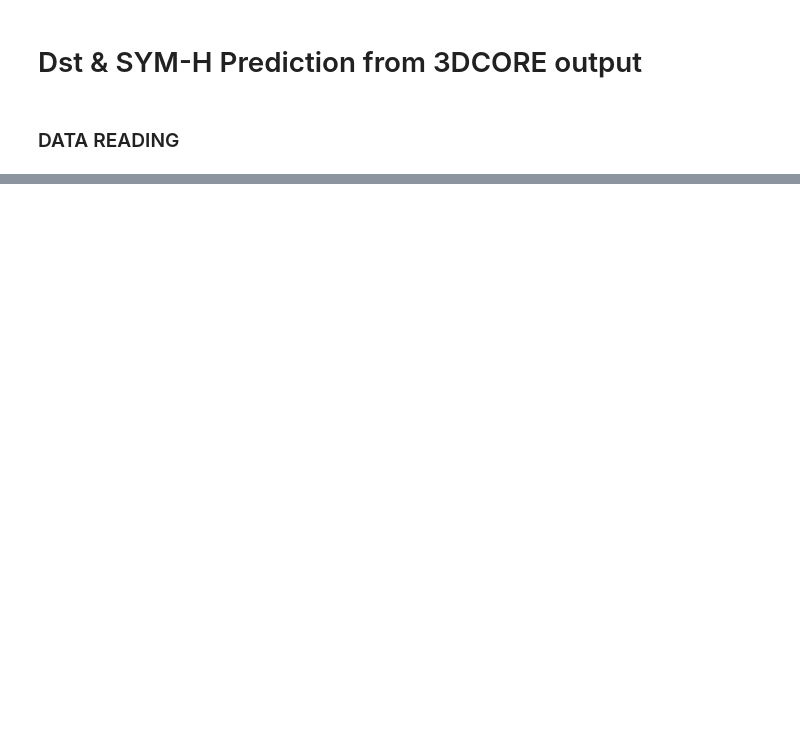
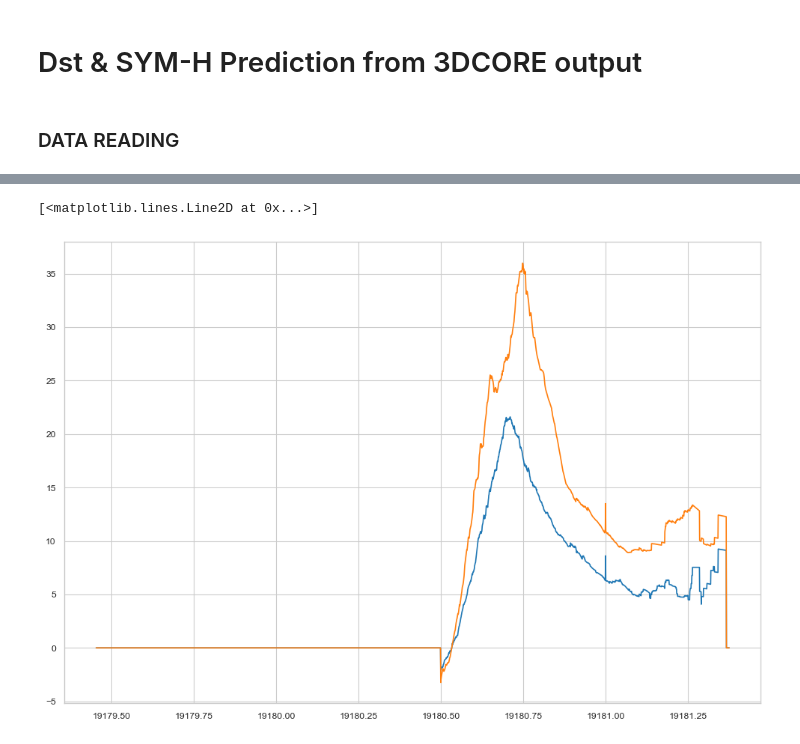
Before and after one commit to EvaWeiler/real-time, a Jupyter notebook: sub_l1_monitoring_real_time_3DCORE.ipynb, the cells around one changed output, grey strips where cells are left out. Saved outputs shown, nothing was run; the diff lists cells and outputs as text; code cells hidden in the pictures; blank space fills up the shorter version.

```diff
--- a/sub_l1_monitoring_real_time_3DCORE.ipynb
+++ b/sub_l1_monitoring_real_time_3DCORE.ipynb
@@ -387,3 +451,51 @@ plt.plot(sc_0['time'], sc_1['btot'])
+# %%
+sc_diff_10 = sc_1['btot']-sc_0['btot']
+sc_diff_10_dst = sc_1_dst['btot']-sc_0_dst['btot']
+
+sc_diff_10_2sig = sc_1_2sig['btot']-sc_0_2sig['btot']
+sc_diff_10_dst_2sig = sc_1_2sig_dst['btot']-sc_0_2sig_dst['btot']
+
+sc_err_0_time = sc_0['time'][np.abs(sc_diff_10) > 0.]
+sc_err_0_btot = sc_0['btot'][np.abs(sc_diff_10) > 0.]
+sc_err_0_bx = sc_0['bx'][np.abs(sc_diff_10) > 0.]
+sc_err_0_by = sc_0['by'][np.abs(sc_diff_10) > 0.]
+sc_err_0_bz = sc_0['bz'][np.abs(sc_diff_10) > 0.]
+sc_err_0_symh = sc_0['symh'][np.abs(sc_diff_10) > 0.]
+
+sc_err_1_time = sc_1['time'][np.abs(sc_diff_10) > 0.]
+sc_err_1_btot = sc_1['btot'][np.abs(sc_diff_10) > 0.]
+sc_err_1_bx = sc_1['bx'][np.abs(sc_diff_10) > 0.]
+sc_err_1_by = sc_1['by'][np.abs(sc_diff_10) > 0.]
+sc_err_1_bz = sc_1['bz'][np.abs(sc_diff_10) > 0.]
+sc_err_1_symh = sc_1['symh'][np.abs(sc_diff_10) > 0.]
+
+
+sc_err_0_time_2sig = sc_0_2sig['time'][np.abs(sc_diff_10_2sig) > 0.]
+sc_err_0_btot_2sig = sc_0_2sig['btot'][np.abs(sc_diff_10_2sig) > 0.]
+sc_err_0_bx_2sig = sc_0_2sig['bx'][np.abs(sc_diff_10_2sig) > 0.]
+sc_err_0_by_2sig = sc_0_2sig['by'][np.abs(sc_diff_10_2sig) > 0.]
+sc_err_0_bz_2sig = sc_0_2sig['bz'][np.abs(sc_diff_10_2sig) > 0.]
+sc_err_0_symh_2sig = sc_0_2sig['symh'][np.abs(sc_diff_10_2sig) > 0.]
+
+sc_err_1_time_2sig = sc_1_2sig['time'][np.abs(sc_diff_10_2sig) > 0.]
+sc_err_1_btot_2sig = sc_1_2sig['btot'][np.abs(sc_diff_10_2sig) > 0.]
+sc_err_1_bx_2sig = sc_1_2sig['bx'][np.abs(sc_diff_10_2sig) > 0.]
+sc_err_1_by_2sig = sc_1_2sig['by'][np.abs(sc_diff_10_2sig) > 0.]
+sc_err_1_bz_2sig = sc_1_2sig['bz'][np.abs(sc_diff_10_2sig) > 0.]
+sc_err_1_symh_2sig = sc_1_2sig['symh'][np.abs(sc_diff_10_2sig) > 0.]
+
+sc_dst_err_0_time_2sig = sc_0_2sig_dst['time'][np.abs(sc_diff_10_dst_2sig > 0.)]
+sc_dst_err_0_dst_2sig = sc_0_2sig_dst['dst'][np.abs(sc_diff_10_dst_2sig > 0.)]
+
+sc_dst_err_1_time_2sig = sc_1_2sig_dst['time'][np.abs(sc_diff_10_dst_2sig > 0.)]
+sc_dst_err_1_dst_2sig = sc_1_2sig_dst['dst'][np.abs(sc_diff_10_dst_2sig > 0.)]
+
+plt.figure(figsize=(12,8))
+plt.plot(sc_0['time'], sc_diff_10)
+plt.plot(sc_0_2sig['time'], sc_diff_10_2sig)
+# %% [output]
+[<matplotlib.lines.Line2D at 0x...>]
+[figure, added]
 # %%
 c0 = "xkcd:black"
 c1 = "xkcd:magenta"
```
Also changed, not shown: parts of 13 cells of this notebook.
